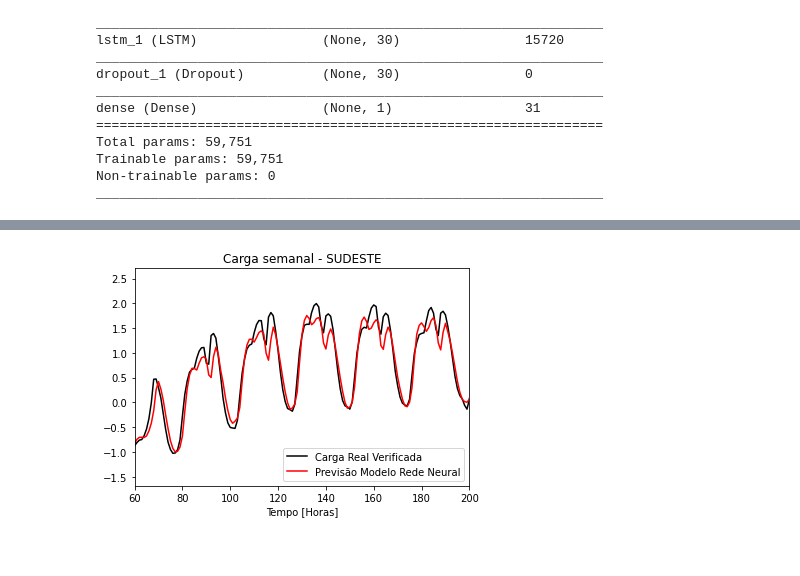
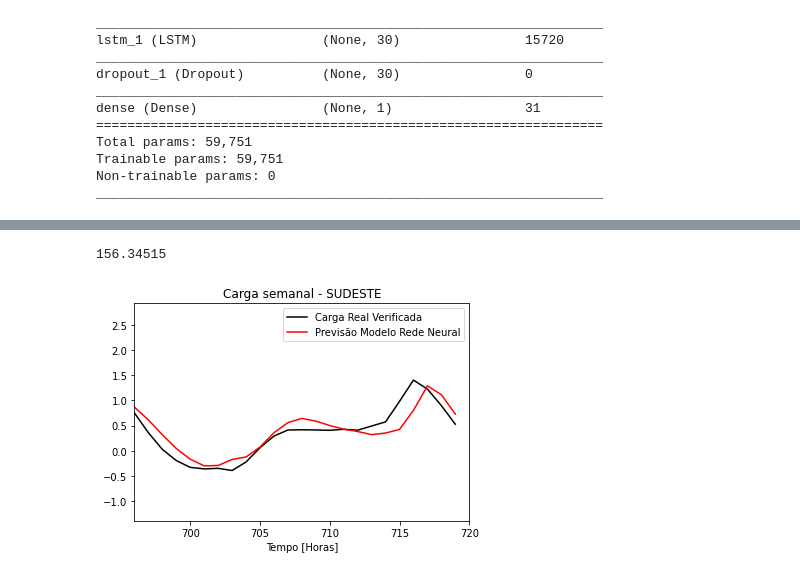
Before and after one commit to Abonvicine/ESTUDOS---Gerais, a Jupyter notebook: TG_Previsão_de_carga.ipynb, the cells around one changed output, grey strips where cells are left out. Cells and saved outputs as stored; diff of their text form; code cells hidden in the pictures.

```diff
--- a/TG_Previsão_de_carga.ipynb
+++ b/TG_Previsão_de_carga.ipynb
@@ -73,7 +46,15 @@ def basePreprocessing(carga,temperatura):
     dataset["Date"] = pd.to_datetime(dataset[["Year","Month","Day"]])
     dataset["Weekday"] = dataset["Date"].dt.dayofweek
 
-    return dataset
+    dataset["Carga_Var"] = dataset["Carga"].pct_change()
+    dataset["Temp_Var"] = dataset["Temperatura"].pct_change()
+
+    dataset["Carga D-1"] = dataset["Carga"].shift(1, axis = 0)
+    dataset = dataset.iloc[1:]
+
+    correlation = dataset["Carga"].corr(dataset["Temperatura"])
+
+    return dataset, correlation
 
 def baseNormalizer(dataset, normalizer, normalize_fit = True):
 
@@ -82,6 +63,7 @@ def baseNormalizer(dataset, normalizer, normalize_fit = True):
 
     if normalize_fit:
         dataset[["Carga"]] = normalizadorCarga.fit_transform(dataset[["Carga"]])
+        dataset[["Carga D-1"]] = normalizadorCarga.transform(dataset[["Carga D-1"]])
         dataset[["Temperatura"]] = normalizadorTemp.fit_transform(dataset[["Temperatura"]])
 
     dummies = pd.get_dummies(dataset["Weekday"],prefix="Dia")
@@ -133,24 +150,2 @@ array([[2.014e+03, 1.000e+00, 1.000e+00, ..., 0.000e+00, 0.000e+00,
 # %%
 diasAnteriores = 30*24
-# %%
-carga = []
-temp = []
-vetorDiaSemana = []
-previsores = []
-valorReal = []
-batch = []
-
-for i in range(diasAnteriores,len(base)):
-    carga = base[(i - diasAnteriores):i,5]
-    temp = base[(i+1 - diasAnteriores):i+1,4]
-    vetorDiaSemana = base[(i+1 - diasAnteriores):i+1,6:]
-
-    batch = np.column_stack((carga,temp,vetorDiaSemana))
-
-    previsores.append(batch)
-    valorReal.append(base[i, 5])
-
-previsores, valorReal = np.array(previsores), np.array(valorReal)
-print(previsores)
-print(previsores.shape)
-valorReal
@@ -268,8 +250,8 @@ _________________________________________________________________
 # %%
 testeDIR = "/content/drive/MyDrive/TG/TESTE"
 # %%
-historicoCargaTeste = pd.read_csv(os.path.join(testeDIR,'SECO_2021-01-31_CARGAHIST.csv'),sep=";",decimal=",")
-historicoTemperaturaTeste = pd.read_csv(os.path.join(testeDIR,'SECO_2021-01-31_TEMPHIST.csv'),sep=";",decimal=",")
+historicoCargaTeste = pd.read_csv(os.path.join(testeDIR,'SECO_2021-02-28_CARGAHIST.csv'),sep=";",decimal=",")
+historicoTemperaturaTeste = pd.read_csv(os.path.join(testeDIR,'SECO_2021-02-28_TEMPHIST.csv'),sep=";",decimal=",")
 # %%
 historicoTeste = basePreprocessing(historicoCargaTeste, historicoTemperaturaTeste)
 
@@ -344,16 +296,19 @@ previsoes = normalizadorCarga.inverse_transform(previsoes)
 # %%
-tf.keras.losses.MAPE(Y_teste, previsoes)
+loss = tf.keras.losses.mean_absolute_percentage_error(Y_teste, previsoes[:,0]).numpy()
+loss
+# %% [output]
+156.34515
 # %%
 previsoes
 # %%
 axes = plt.gca()
-axes.set_xlim([60,200])
+axes.set_xlim(696,720)
 plt.plot(Y_teste[:], color = "black", label = "Carga Real Verificada")
 plt.plot(previsoes[:], color = "red", label = "Previsão Modelo Rede Neural")
 plt.title("Carga semanal - SUDESTE")
 plt.xlabel("Tempo [Horas]")
 plt.ylabel("")
 plt.legend()
 plt.show()
 # %% [output]
-[figure, old version]
+[figure, new version]
```
Also changed, not shown: parts of 20 cells of this notebook.
